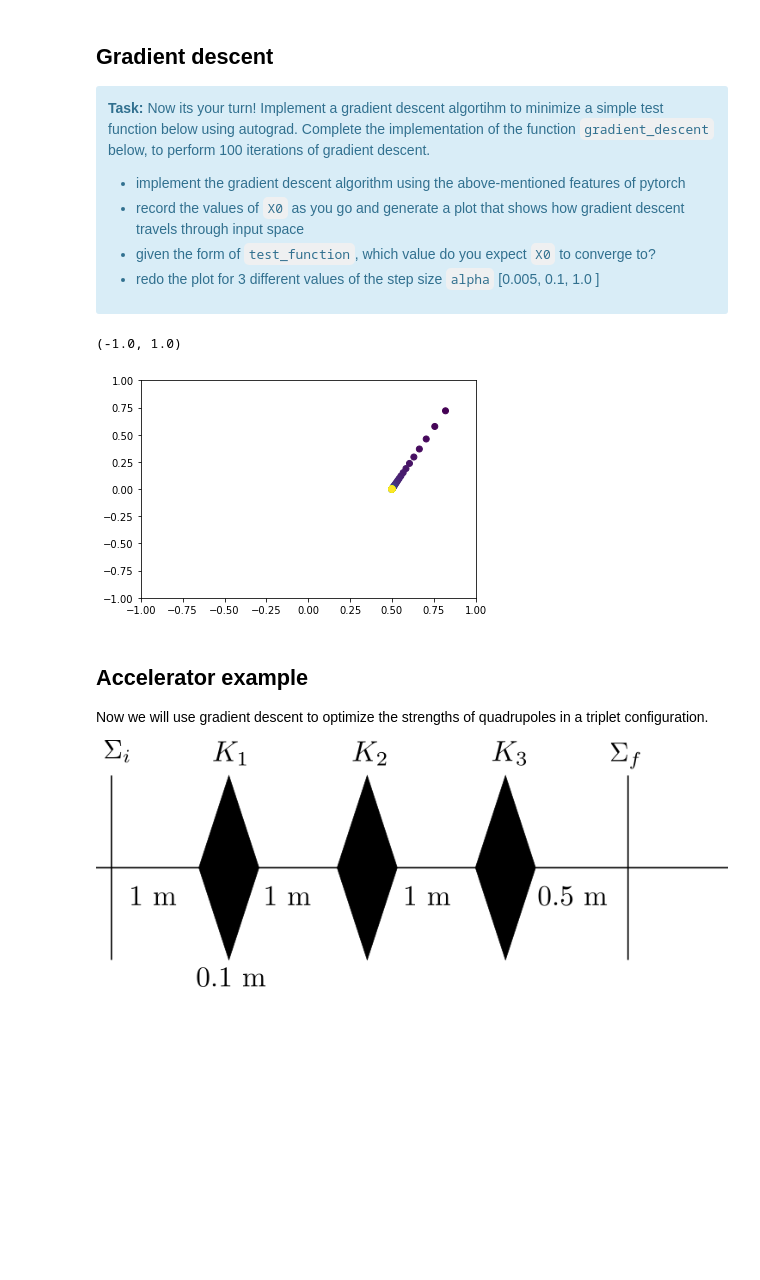
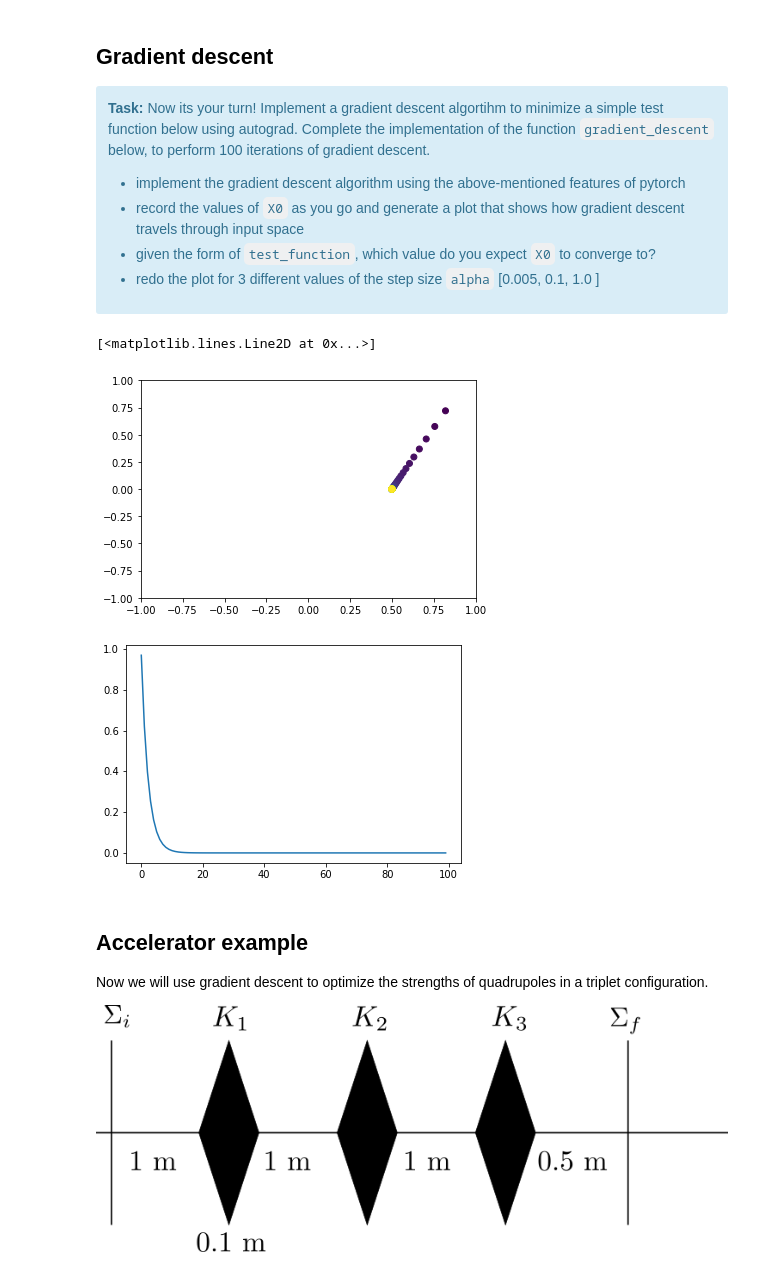
Before and after one commit to uspas/2020_optimization_and_ml, a Jupyter notebook: lab_solutions/lab_01/lab_01.ipynb, the cells around one changed output. Saved outputs shown, nothing was run; the diff lists cells and outputs as text; code cells hidden in the pictures; blank space fills up the shorter version.

```diff
--- a/lab_solutions/lab_01/lab_01.ipynb
+++ b/lab_solutions/lab_01/lab_01.ipynb
@@ -331,17 +329,21 @@ def gradient_descent(X0, function, alpha=0.1, n_iterations=100):
 # %%
 # Test your code by executing the code below
 X0 = torch.tensor([0.9,0.9], requires_grad=True)
 alpha = 0.1
 
 history_X, history_f = gradient_descent( X0, test_function, alpha)
 
 # Plot the trajectory of the points
 plt.scatter( history_X[:,0], history_X[:,1], c=np.arange(len(history_X)))
 plt.xlim(-1, 1)
 plt.ylim(-1, 1)
+
+plt.figure()
+plt.plot(history_f)
 # %% [output]
-(-1.0, 1.0)
+[<matplotlib.lines.Line2D at 0x...>]
 [figure]
+[figure, added]
 # %% [markdown]
 ## Accelerator example
 Now we will use gradient descent to optimize the strengths of quadrupoles in a triplet configuration.
```
Also changed, not shown: parts of 17 cells of this notebook.
